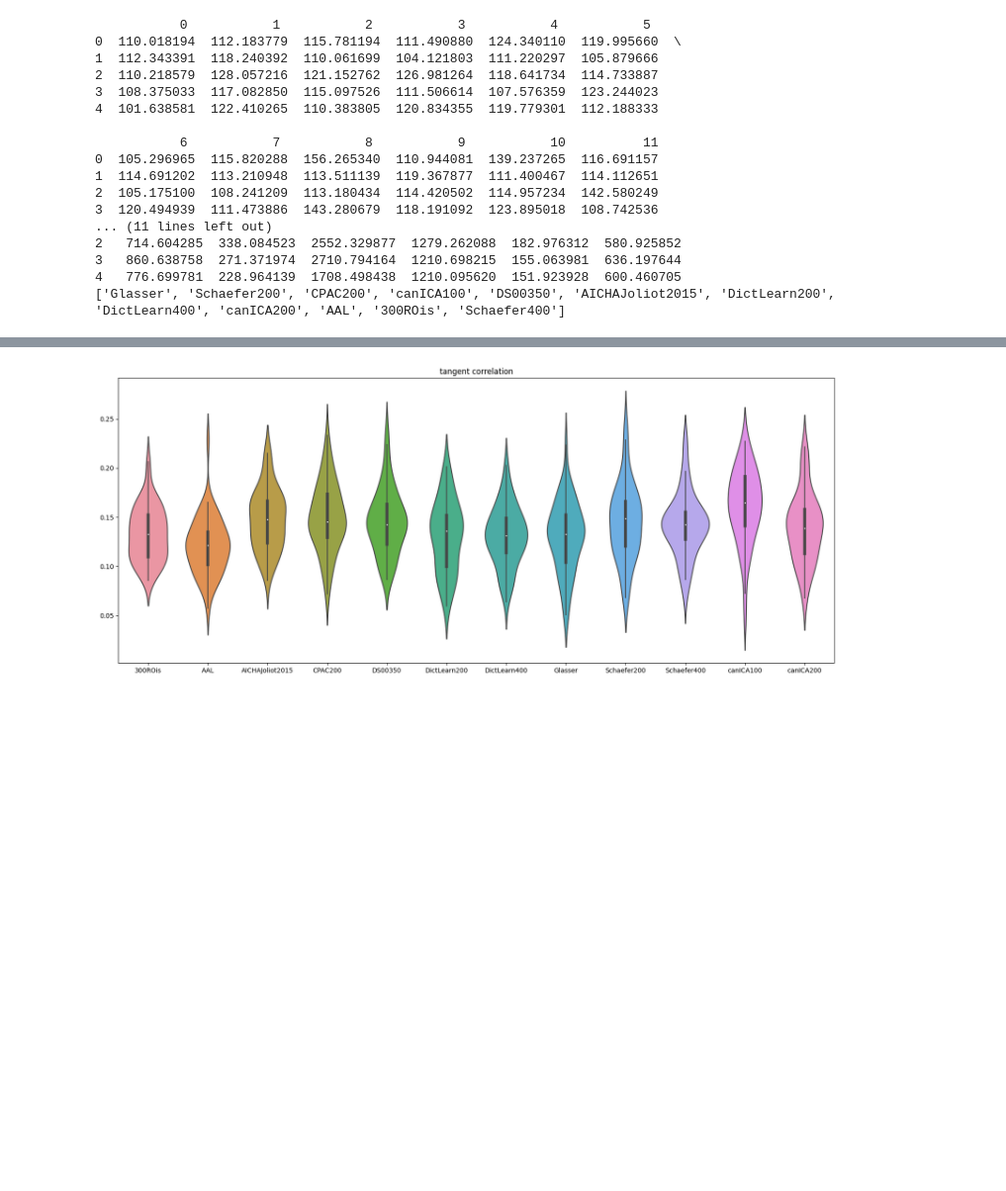
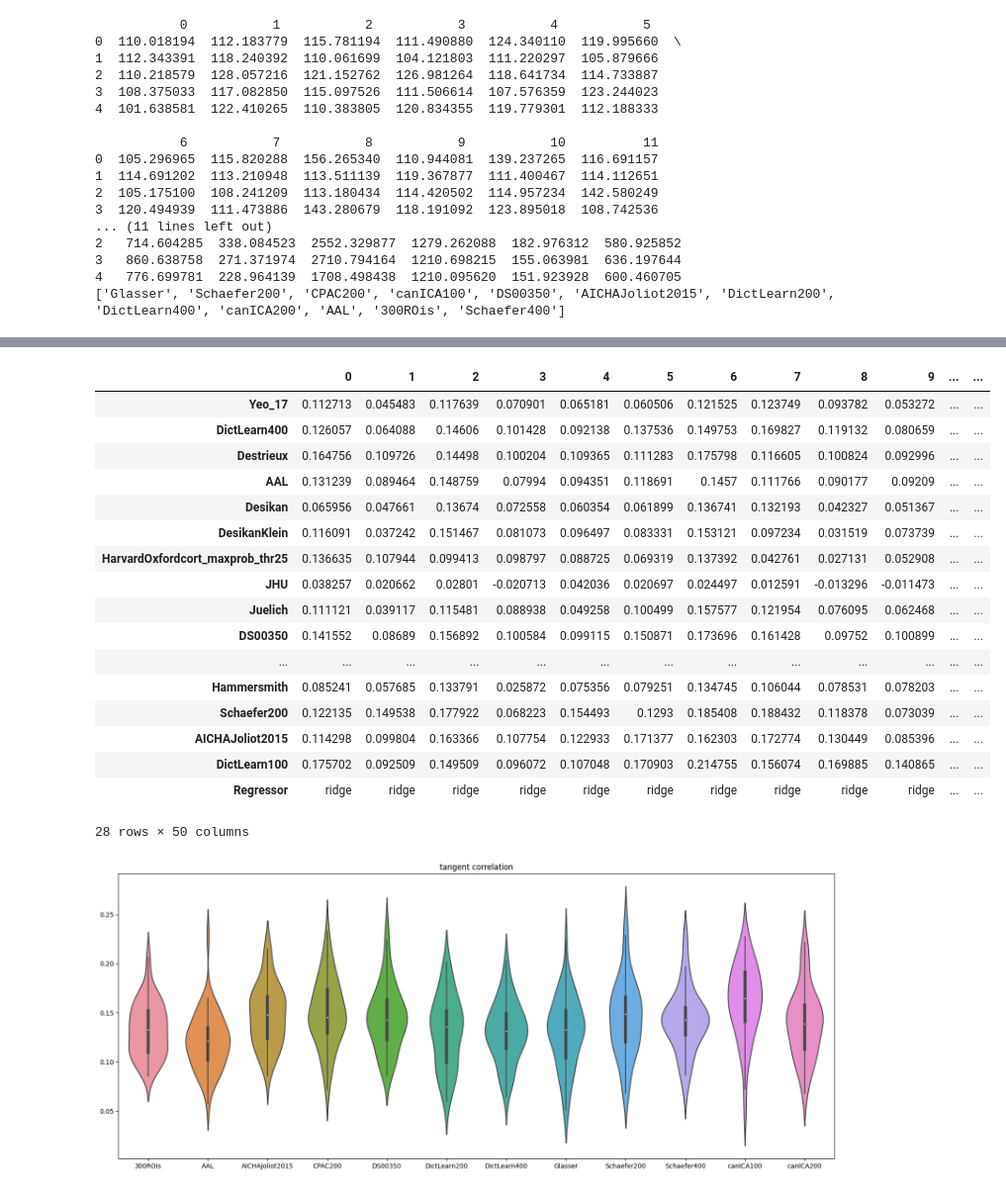
Before and after one commit to samuelheczko/Ridge-Regression-Predictions, a Jupyter notebook: analysis_notebook.ipynb, the cells around one changed output, grey strips where cells are left out. Shown at 99% size. Drawn from its saved outputs; the diff is of its cells as text; code cells hidden in the pictures; blank space fills up the shorter version.

```diff
--- a/analysis_notebook.ipynb
+++ b/analysis_notebook.ipynb
@@ -120,10 +93,4 @@ tangent_atlas_names_SVR = [s.split('_')[-1].split('.')[0].split('-')[1:] for s i
 tangent_atlas_names_SVR_2 = []
 for list in tangent_atlas_names_SVR:
     tangent_atlas_names_SVR_2.append('_'.join(list))
+tang_df_ridge.columns = tangent_atlas_names_ridge_2
-# %%
-#tang_df_ridge.columns = tangent_atlas_names_ridge_2
-#tang_df_svm.columns = tangent_atlas_names_SVR_2
-#tang_df_svm['Regressor'] = 'SVM'
-tang_df_svm
-tang_df_ridge['Regressor'] = 'ridge'
-pd.concat([tang_df_ridge[tang_df_svm.columns],tang_df_svm],axis = 0)
@@ -173,3 +136,24 @@ sns.load_dataset('tips')
+# %%
+tang_df_ridge.T.iloc[0,0] = 'atlas
+# %% [output]
+|  | 0 | 1 | 2 | 3 | 4 | 5 | 6 | 7 | 8 | 9 | ... | ... |
+| Yeo_17 | 0.112713 | 0.045483 | 0.117639 | 0.070901 | 0.065181 | 0.060506 | 0.121525 | 0.123749 | 0.093782 | 0.053272 | ... | ... |
+| DictLearn400 | 0.126057 | 0.064088 | 0.14606 | 0.101428 | 0.092138 | 0.137536 | 0.149753 | 0.169827 | 0.119132 | 0.080659 | ... | ... |
+| Destrieux | 0.164756 | 0.109726 | 0.14498 | 0.100204 | 0.109365 | 0.111283 | 0.175798 | 0.116605 | 0.100824 | 0.092996 | ... | ... |
+| AAL | 0.131239 | 0.089464 | 0.148759 | 0.07994 | 0.094351 | 0.118691 | 0.1457 | 0.111766 | 0.090177 | 0.09209 | ... | ... |
+| Desikan | 0.065956 | 0.047661 | 0.13674 | 0.072558 | 0.060354 | 0.061899 | 0.136741 | 0.132193 | 0.042327 | 0.051367 | ... | ... |
+| DesikanKlein | 0.116091 | 0.037242 | 0.151467 | 0.081073 | 0.096497 | 0.083331 | 0.153121 | 0.097234 | 0.031519 | 0.073739 | ... | ... |
+| HarvardOxfordcort_maxprob_thr25 | 0.136635 | 0.107944 | 0.099413 | 0.098797 | 0.088725 | 0.069319 | 0.137392 | 0.042761 | 0.027131 | 0.052908 | ... | ... |
+| JHU | 0.038257 | 0.020662 | 0.02801 | -0.020713 | 0.042036 | 0.020697 | 0.024497 | 0.012591 | -0.013296 | -0.011473 | ... | ... |
+| Juelich | 0.111121 | 0.039117 | 0.115481 | 0.088938 | 0.049258 | 0.100499 | 0.157577 | 0.121954 | 0.076095 | 0.062468 | ... | ... |
+| DS00350 | 0.141552 | 0.08689 | 0.156892 | 0.100584 | 0.099115 | 0.150871 | 0.173696 | 0.161428 | 0.09752 | 0.100899 | ... | ... |
+| ... | ... | ... | ... | ... | ... | ... | ... | ... | ... | ... | ... | ... |
+| Hammersmith | 0.085241 | 0.057685 | 0.133791 | 0.025872 | 0.075356 | 0.079251 | 0.134745 | 0.106044 | 0.078531 | 0.078203 | ... | ... |
+| Schaefer200 | 0.122135 | 0.149538 | 0.177922 | 0.068223 | 0.154493 | 0.1293 | 0.185408 | 0.188432 | 0.118378 | 0.073039 | ... | ... |
+| AICHAJoliot2015 | 0.114298 | 0.099804 | 0.163366 | 0.107754 | 0.122933 | 0.171377 | 0.162303 | 0.172774 | 0.130449 | 0.085396 | ... | ... |
+| DictLearn100 | 0.175702 | 0.092509 | 0.149509 | 0.096072 | 0.107048 | 0.170903 | 0.214755 | 0.156074 | 0.169885 | 0.140865 | ... | ... |
+| Regressor | ridge | ridge | ridge | ridge | ridge | ridge | ridge | ridge | ridge | ridge | ... | ... |
+28 rows × 50 columns
 # %%
 tangent_atlas_names_ [s.split('-')[-1].split('.')[0] for s in tangent_paths_resutls]
 
```
Also changed, not shown: parts of 10 cells of this notebook.
